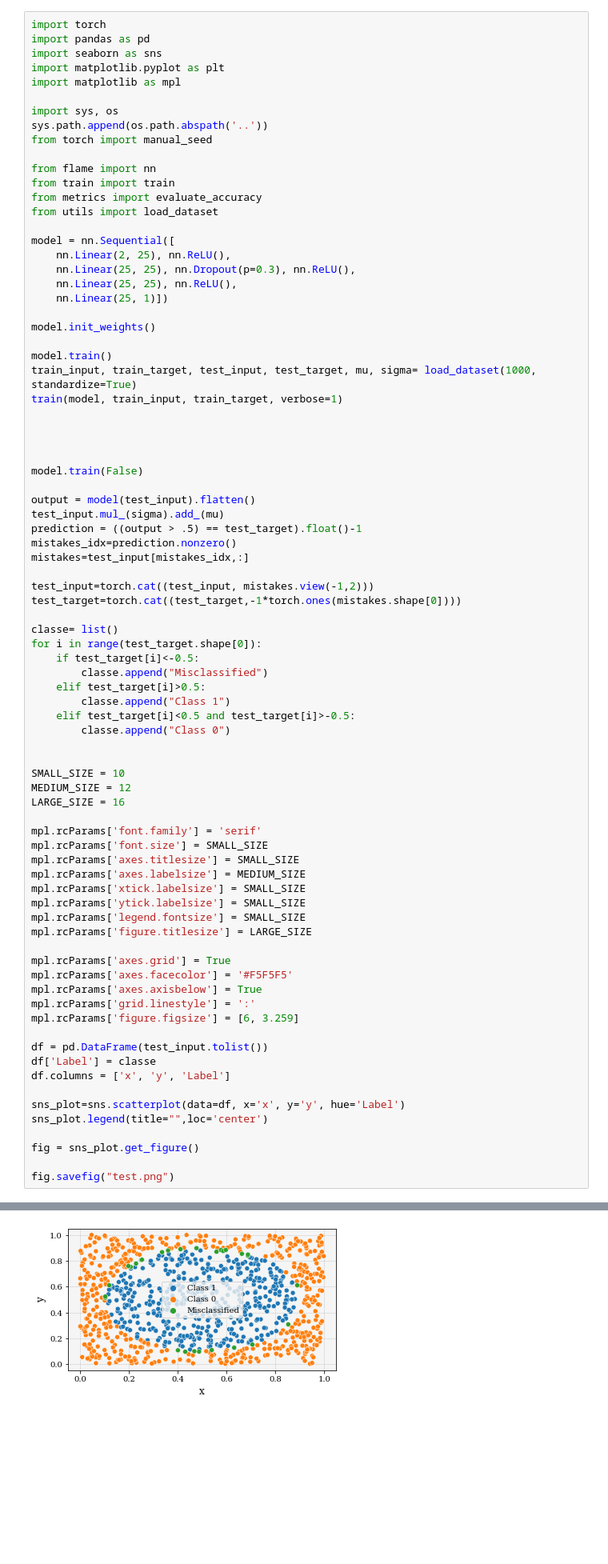
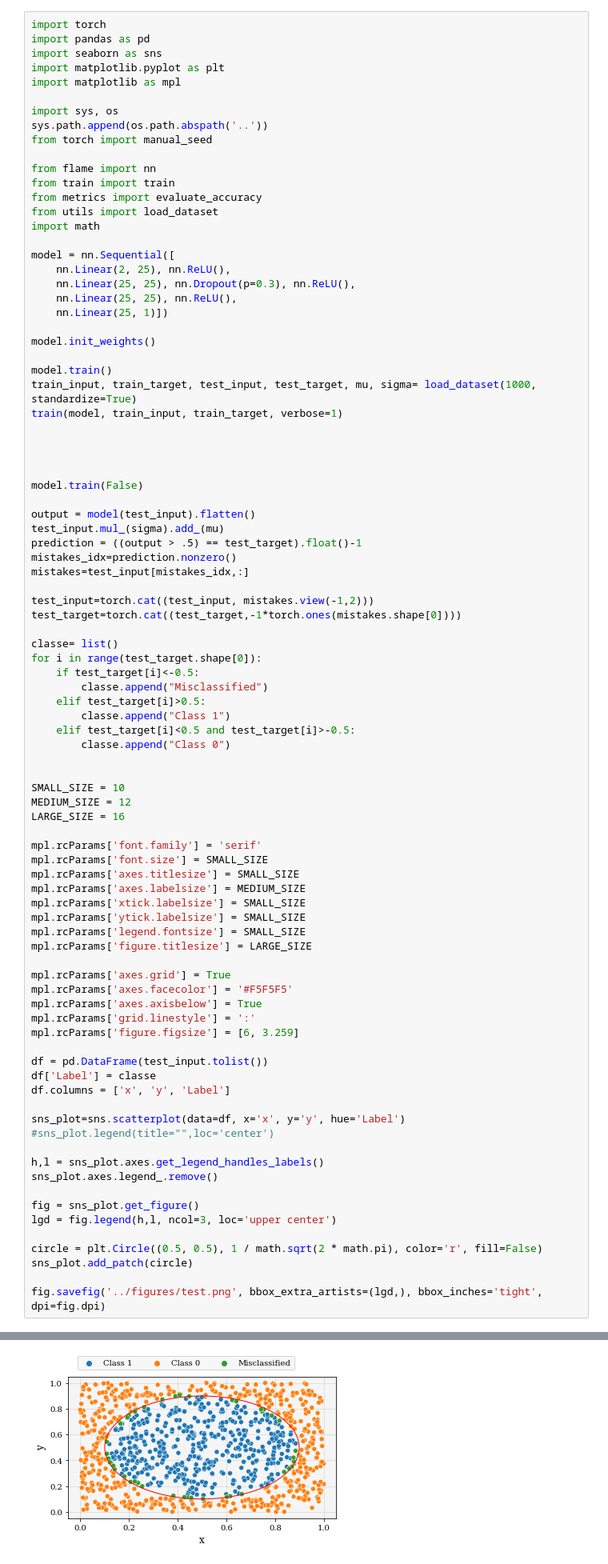
Before and after one commit to arnauddhaene/deep-learning-mini-projects-ee559, a Jupyter notebook: Proj2/notebooks/sandbox.ipynb, the cells around one changed output, grey strips where cells are left out. Shown at 80% size. Cells and saved outputs as stored; diff of their text form; blank space fills up the shorter version.

```diff
--- a/Proj2/notebooks/sandbox.ipynb
+++ b/Proj2/notebooks/sandbox.ipynb
@@ -269,6 +316,7 @@ from flame import nn
 from train import train
 from metrics import evaluate_accuracy
 from utils import load_dataset
+import math
 
 model = nn.Sequential([
     nn.Linear(2, 25), nn.ReLU(),
@@ -330,9 +378,16 @@ df['Label'] = classe
 df.columns = ['x', 'y', 'Label']
 
 sns_plot=sns.scatterplot(data=df, x='x', y='y', hue='Label')
-sns_plot.legend(title="",loc='center')
+#sns_plot.legend(title="",loc='center')
+
+h,l = sns_plot.axes.get_legend_handles_labels()
+sns_plot.axes.legend_.remove()
 
 fig = sns_plot.get_figure()
+lgd = fig.legend(h,l, ncol=3, loc='upper center')
 
-fig.savefig("test.png")
+circle = plt.Circle((0.5, 0.5), 1 / math.sqrt(2 * math.pi), color='r', fill=False)
+sns_plot.add_patch(circle)
+
+fig.savefig('../figures/test.png', bbox_extra_artists=(lgd,), bbox_inches='tight', dpi=fig.dpi)
 # %% [output]
@@ -349 +404 @@ Epoch 50        Loss 3.890      Acc. 98.500
-[figure, old version]
+[figure, new version]
```
Also changed, not shown: parts of 22 cells of this notebook, 2 other files.
